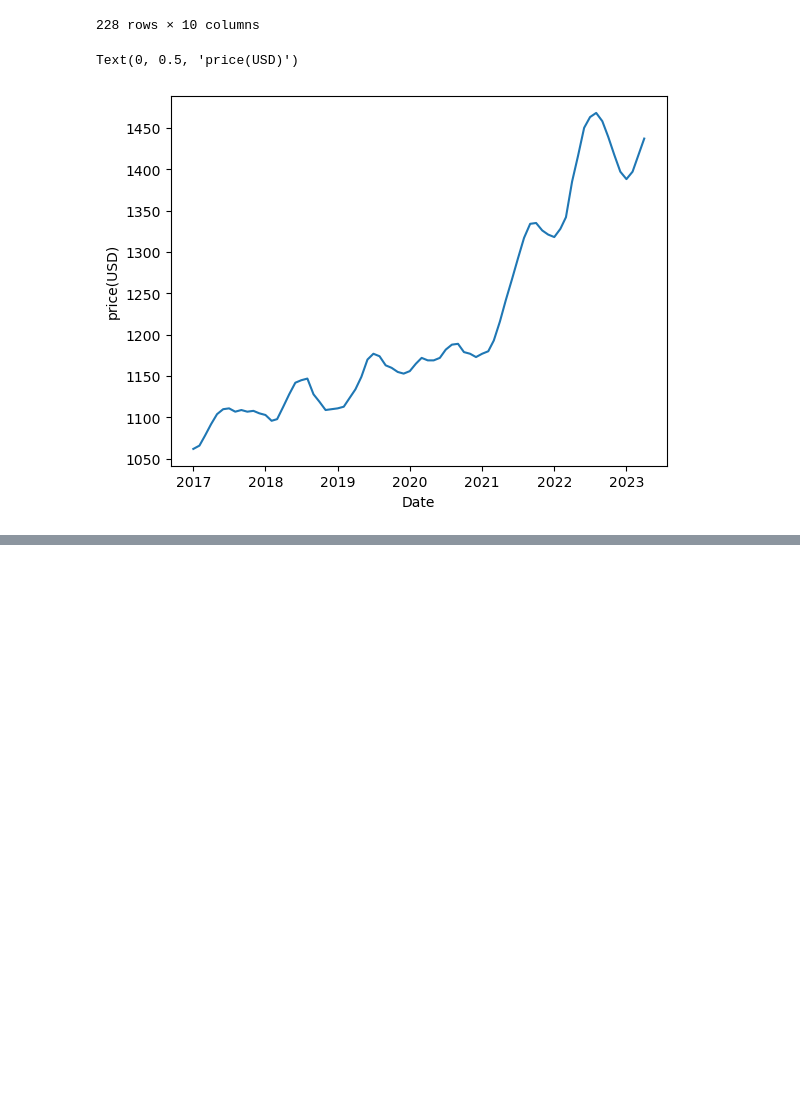
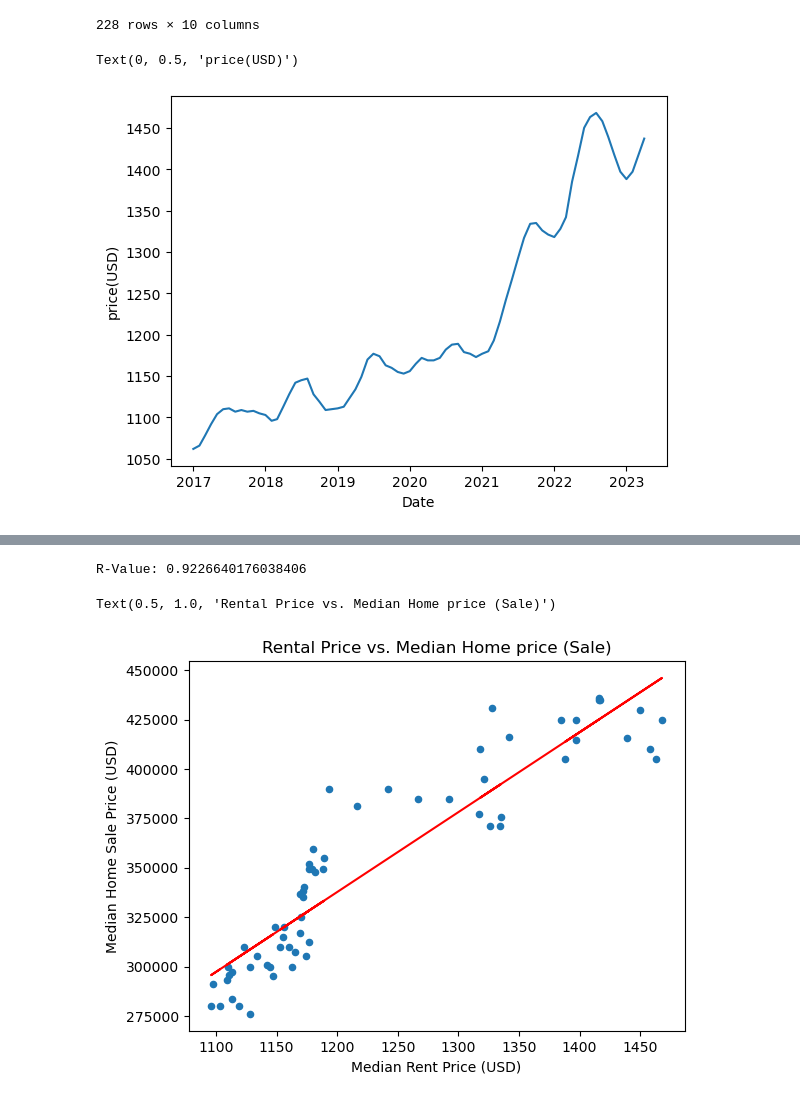
Before and after one commit to SamuelTHaynes/Bootcamp_Housing_Analysis, a Jupyter notebook: Johnson County Median Rent analysis.ipynb, the cells around one changed output, grey strips where cells are left out. Cells and saved outputs as stored; diff of their text form; code cells hidden in the pictures; blank space fills up the shorter version.

```diff
--- a/Johnson County Median Rent analysis.ipynb
+++ b/Johnson County Median Rent analysis.ipynb
@@ -63,9 +67,9 @@ See the caveats in the documentation: https://pandas.pydata.org/pandas-docs/stab
 | 254174 | Johnson County, KS | County | 20091 | 591506 | Kansas | Johnson County | Kansas City, MO-KS | 2br | ... |
 228 rows × 10 columns
 # %%
-one_bed_df = johnson_co_data_df[johnson_co_data_df['bed_size'] == '2br']
-x_axis = one_bed_df['date']
-y_axis = one_bed_df['median_rent_price']
+two_bed_df = johnson_co_data_df[johnson_co_data_df['bed_size'] == '2br']
+x_axis = two_bed_df['date']
+y_axis = two_bed_df['median_rent_price']
 plt.plot(x_axis, y_axis)
 plt.xlabel('Date')
 plt.ylabel('price(USD)')
@@ -74,0 +81,16 @@ Text(0, 0.5, 'price(USD)')
+# %%
+df = pd.read_csv("newname.csv")
+#convert date to date data type
+periodbg_unformatted = df['period_begin']
+periodend_unformatted = df['period_end']
+periodbg_formatted = pd.to_datetime(periodbg_unformatted, format='%m/%d/%Y')
+periodend_formatted = pd.to_datetime(periodend_unformatted, format='%m/%d/%Y')
+df['period_begin'] = periodbg_formatted
+df['period_end'] = periodend_formatted
+
+#df_filtered = df[df['property_type'] == 'Single Family Residential']
+df_2018 = df.loc[(df['property_type'] =='Single Family Residential') & (df['period_begin'] >='2018-01-01')]
+
+#sort dates
+sorted_df_2018 = df_2018.sort_values(by='period_begin')
+sorted_df_2018
@@ -74,0 +173,3 @@ Text(0, 0.5, 'price(USD)')
+# %%
+clean_home_data_df = sorted_df_2018.rename(columns={'period_begin' : 'date'})
+clean_home_data_df
@@ -74,0 +199,24 @@ Text(0, 0.5, 'price(USD)')
+# %%
+merged_df = pd.merge(clean_home_data_df, two_bed_df, on='date')
+merged_df
+
+#linear regression
+slope, intercept, r_value, p_value, std_err = linregress(merged_df['median_rent_price'], merged_df['median_sale_price'])
+print("R-Value:", r_value)
+
+#plot median home price (sale) over time
+merged_df.plot.scatter(x='median_rent_price', y='median_sale_price')
+
+#plot regression line
+plt.plot(merged_df['median_rent_price'], intercept + slope * merged_df['median_rent_price'], color='red')
+
+#plot labels
+plt.xlabel('Median Rent Price (USD)')
+plt.ylabel('Median Home Sale Price (USD)')
+plt.title('Rental Price vs. Median Home price (Sale)')
+
+#plot median rent
+# %% [output]
+R-Value: 0.9226640176038406
+Text(0.5, 1.0, 'Rental Price vs. Median Home price (Sale)')
+[figure, added]
```
Also changed, not shown: parts of 8 cells of this notebook.
